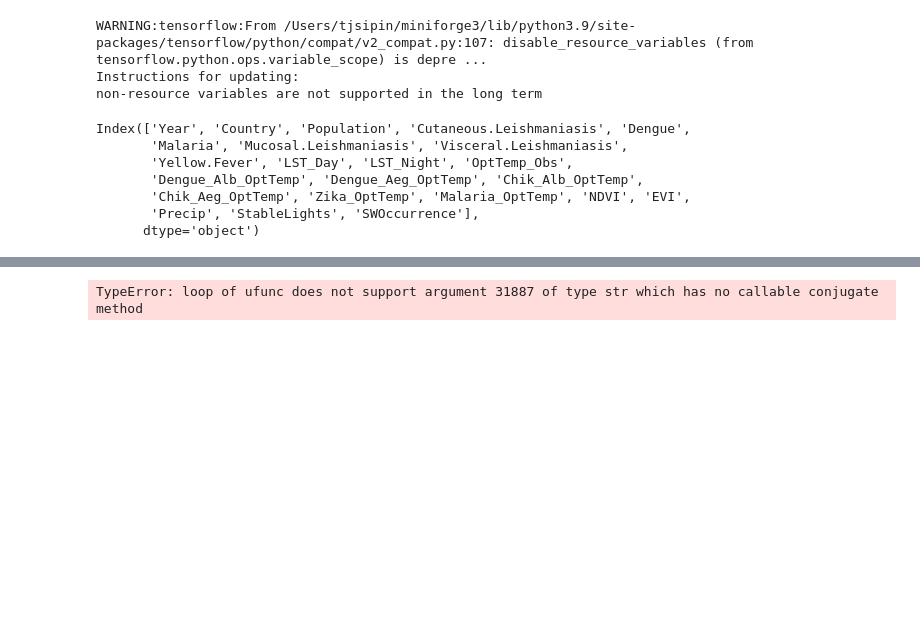
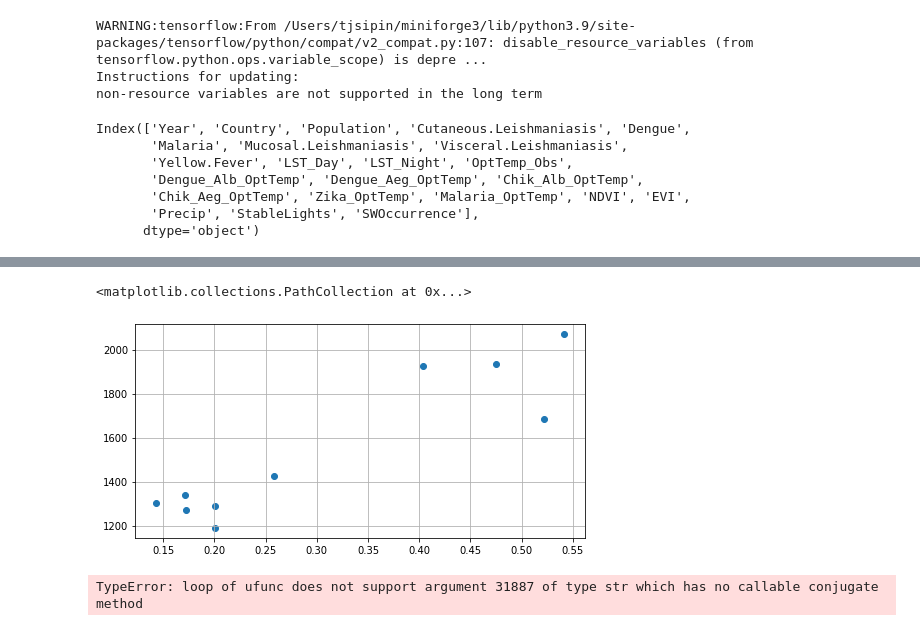
Before and after one commit to tjsipin/MacDonald-REU-Summer-22, a Jupyter notebook: models/python/clustering-nn.ipynb, the cells around one changed output, grey strips where cells are left out. Drawn from its saved outputs; the diff is of its cells as text; code cells hidden in the pictures; blank space fills up the shorter version.

Commit message:
clustering

```diff
--- a/models/python/clustering-nn.ipynb
+++ b/models/python/clustering-nn.ipynb
@@ -586,3 +583,16 @@ def kmeans(df,k,feature_cols,verbose):
   print('k-means converged for ' + str(k) + ' clusters' + \
         ' after ' + str(iter) + ' iterations!')
   return [df,centroids]
+# %%
+k = 10
+
+choc_embed = similarity_model.embeddings
+choc_embed = pd.DataFrame(choc_embed)
+choc_embed
+feature_cols = choc_embed.columns.values
+feature_cols
+choc_embed['centroid'] = k
+choc_embed
+choc_embed['pt2centroid'] = 2
+choc_embed
+[choc_embed,centroids] = kmeans(choc_embed,k,feature_cols,1)
@@ -588,0 +617,6 @@ def kmeans(df,k,feature_cols,verbose):
+# %%
+cluster = pd.DataFrame()
+for x in range(k):
+    y = raw_df.loc[choc_embed['centroid'] == x,:].median()
+    cluster = cluster.append(y, ignore_index=True)
+cluster
@@ -589,3 +638,11 @@ def kmeans(df,k,feature_cols,verbose):
+# %%
+plt.rcParams["figure.figsize"] = [7.00, 3.50]
+plt.rcParams["figure.autolayout"] = True
+plt.grid()
+plt.scatter(cluster['Cutaneous.Leishmaniasis'], cluster['Precip'], marker = 'o')
+# %% [output]
+<matplotlib.collections.PathCollection at 0x...>
+[figure, added]
 # %%
 k =  160#@param
 
```
Also changed, not shown: parts of 7 cells of this notebook, 4 other files.
